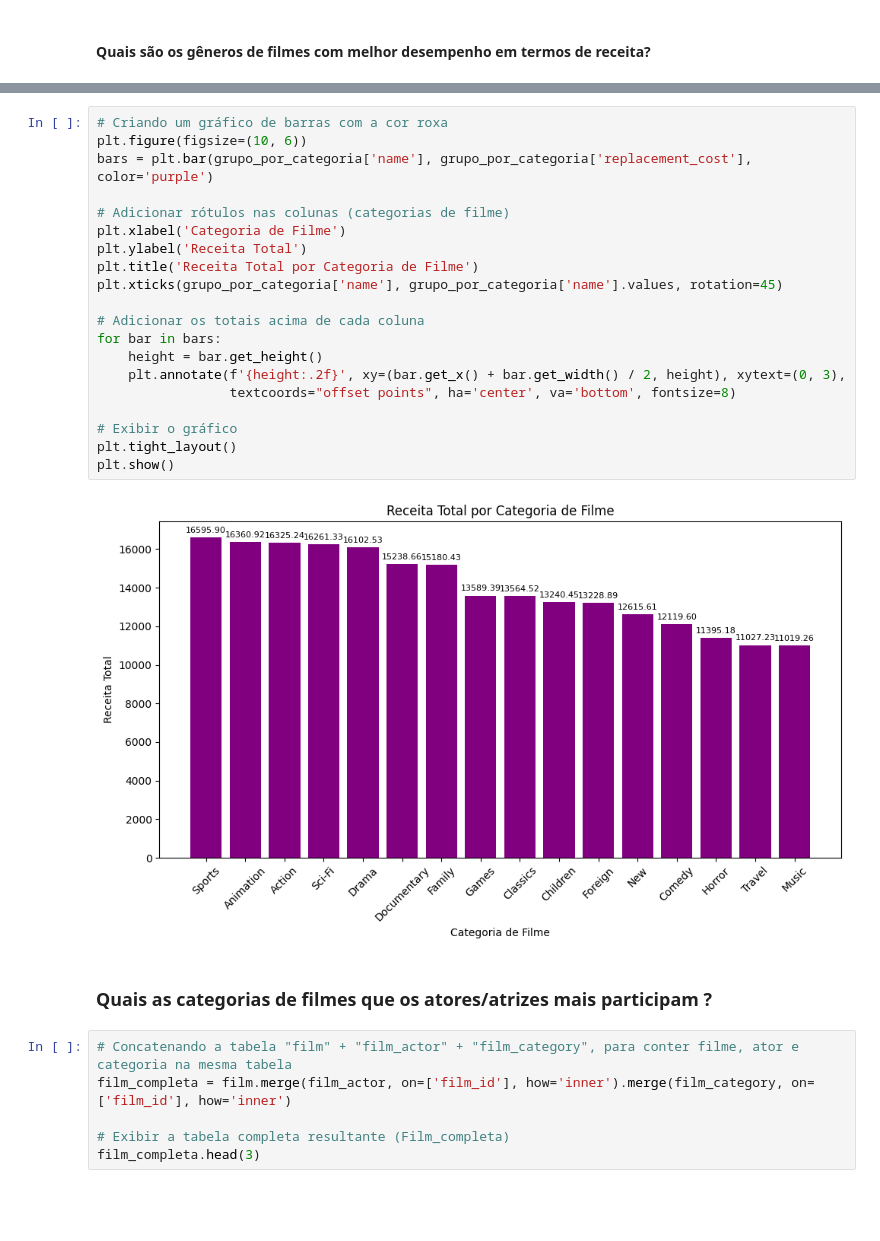
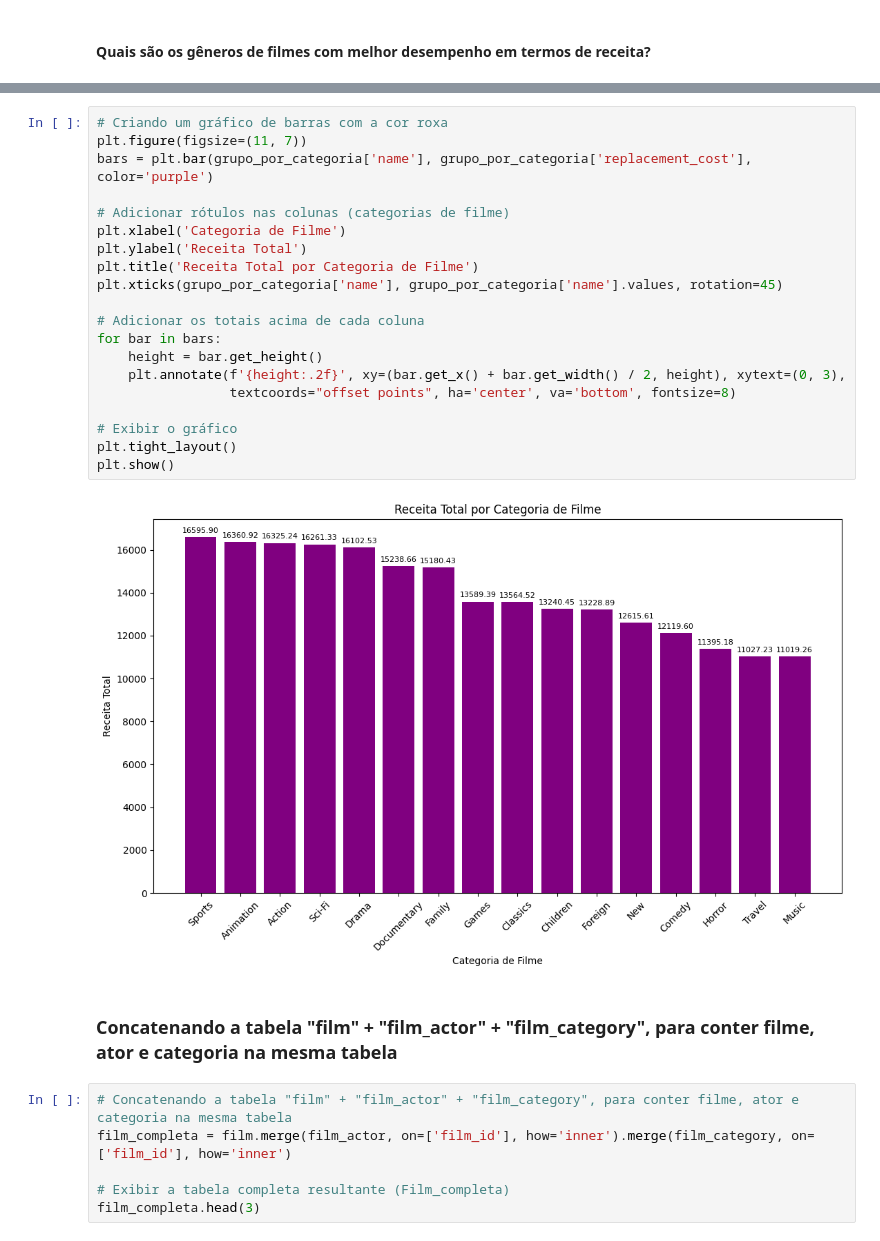
Before and after one commit to AureliaCovre/PROJETO_FILMFRAME, a Jupyter notebook: 3_analises/3 - Análises e resultados.ipynb, the cells around one changed output, grey strips where cells are left out. Cells and saved outputs as stored; diff of their text form; blank space fills up the shorter version.

Commit message:
modified:   "3_analises/3 - An\303\241lises e resultados.ipynb" 	new file:   3_analises/categorias.csv 	new file:   3_analises/infografico.png

```diff
--- a/3_analises/3 - Análises e resultados.ipynb
+++ b/3_analises/3 - Análises e resultados.ipynb
@@ -70,28 +71,28 @@ print(grupo_por_categoria)
 11        Music          11019.26
 # %%
 # Criando um gráfico de barras com a cor roxa
-plt.figure(figsize=(10, 6))
+plt.figure(figsize=(11, 7))
 bars = plt.bar(grupo_por_categoria['name'], grupo_por_categoria['replacement_cost'], color='purple')
 
 # Adicionar rótulos nas colunas (categorias de filme)
 plt.xlabel('Categoria de Filme')
 plt.ylabel('Receita Total')
 plt.title('Receita Total por Categoria de Filme')
 plt.xticks(grupo_por_categoria['name'], grupo_por_categoria['name'].values, rotation=45)
 
 # Adicionar os totais acima de cada coluna
 for bar in bars:
     height = bar.get_height()
     plt.annotate(f'{height:.2f}', xy=(bar.get_x() + bar.get_width() / 2, height), xytext=(0, 3),
                  textcoords="offset points", ha='center', va='bottom', fontsize=8)
 
 # Exibir o gráfico
 plt.tight_layout()
 plt.show()
 # %% [output]
-[figure, old version]
+[figure, new version]
-# %% [markdown]
-### Quais as categorias de filmes que os atores/atrizes mais participam ?
+# %% [markdown]
+### Concatenando a tabela "film" + "film_actor" + "film_category", para conter filme, ator e categoria na mesma tabela
 # %%
 # Concatenando a tabela "film" + "film_actor" + "film_category", para conter filme, ator e categoria na mesma tabela
 film_completa = film.merge(film_actor, on=['film_id'], how='inner').merge(film_category, on=['film_id'], how='inner')
```
Also changed, not shown: parts of 23 cells of this notebook, 2 other files.
